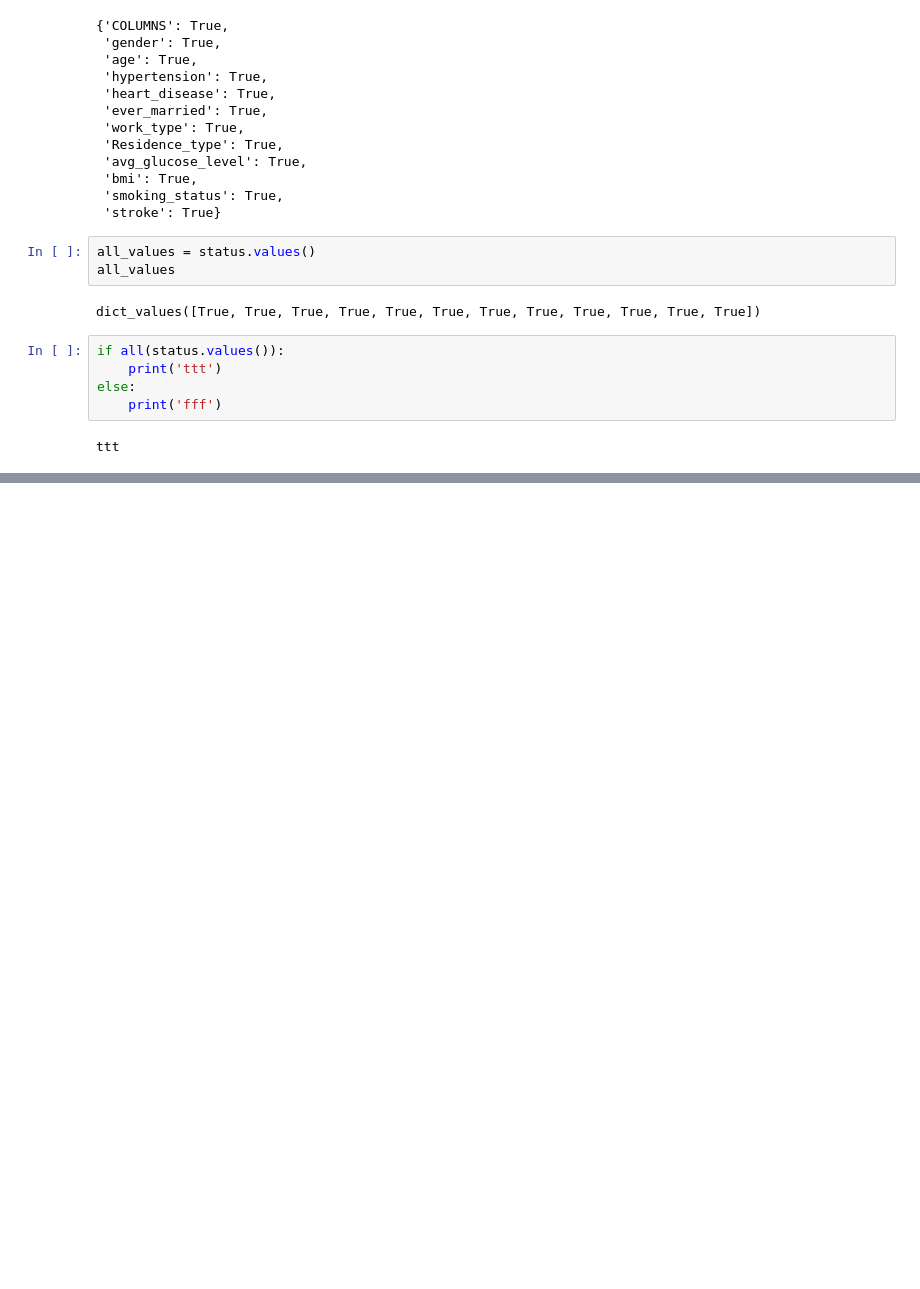
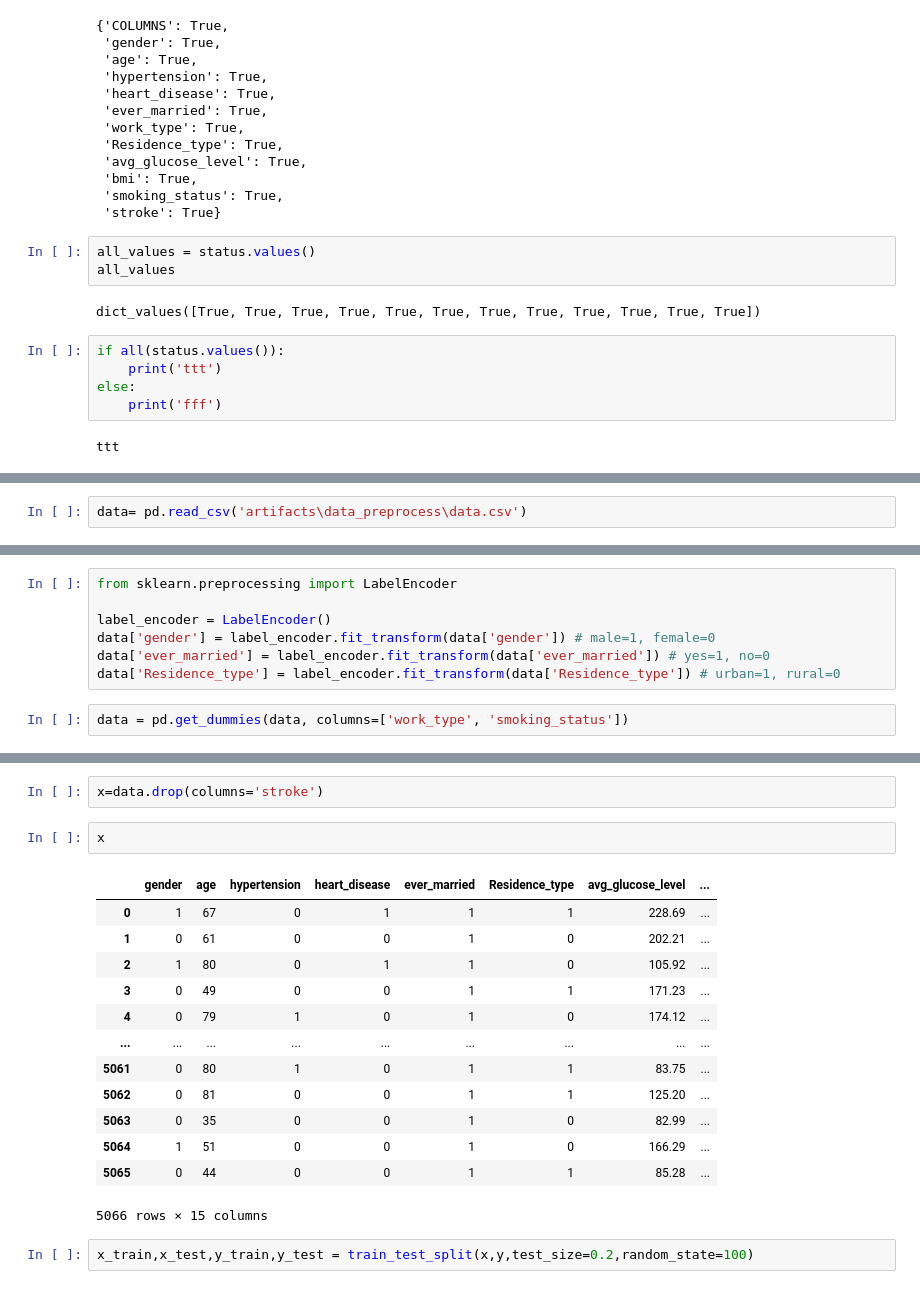
Before and after one commit to asbpintu/Stroke-Risk-Prediction, a Jupyter notebook: research/trials.ipynb, the cells around one changed output, grey strips where cells are left out. Cells and saved outputs as stored; diff of their text form; blank space fills up the shorter version.

Commit message:
data transformation completed

```diff
--- a/research/trials.ipynb
+++ b/research/trials.ipynb
@@ -611,0 +616,2 @@ ttt
+# %%
+data= pd.read_csv('artifacts\data_preprocess\data.csv')
@@ -611,0 +647,9 @@ ttt
+# %%
+from sklearn.preprocessing import LabelEncoder
+
+label_encoder = LabelEncoder()
+data['gender'] = label_encoder.fit_transform(data['gender']) # male=1, female=0
+data['ever_married'] = label_encoder.fit_transform(data['ever_married']) # yes=1, no=0
+data['Residence_type'] = label_encoder.fit_transform(data['Residence_type']) # urban=1, rural=0
+# %%
+data = pd.get_dummies(data, columns=['work_type', 'smoking_status'])
@@ -611,0 +701,20 @@ ttt
+# %%
+x=data.drop(columns='stroke')
+# %%
+x
+# %% [output]
+|  | gender | age | hypertension | heart_disease | ever_married | Residence_type | avg_glucose_level | ... |
+| 0 | 1 | 67 | 0 | 1 | 1 | 1 | 228.69 | ... |
+| 1 | 0 | 61 | 0 | 0 | 1 | 0 | 202.21 | ... |
+| 2 | 1 | 80 | 0 | 1 | 1 | 0 | 105.92 | ... |
+| 3 | 0 | 49 | 0 | 0 | 1 | 1 | 171.23 | ... |
+| 4 | 0 | 79 | 1 | 0 | 1 | 0 | 174.12 | ... |
+| ... | ... | ... | ... | ... | ... | ... | ... | ... |
+| 5061 | 0 | 80 | 1 | 0 | 1 | 1 | 83.75 | ... |
+| 5062 | 0 | 81 | 0 | 0 | 1 | 1 | 125.20 | ... |
+| 5063 | 0 | 35 | 0 | 0 | 1 | 0 | 82.99 | ... |
+| 5064 | 1 | 51 | 0 | 0 | 1 | 0 | 166.29 | ... |
+| 5065 | 0 | 44 | 0 | 0 | 1 | 1 | 85.28 | ... |
+5066 rows × 15 columns
+# %%
+x_train,x_test,y_train,y_test = train_test_split(x,y,test_size=0.2,random_state=100)
```
Also changed, not shown: parts of 31 cells of this notebook, 8 other files.
